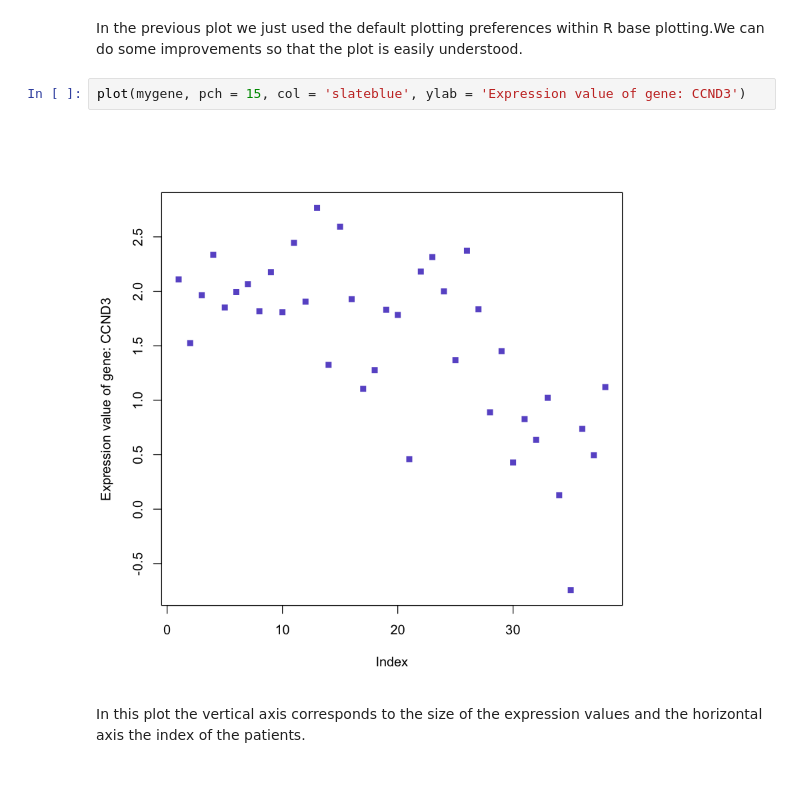
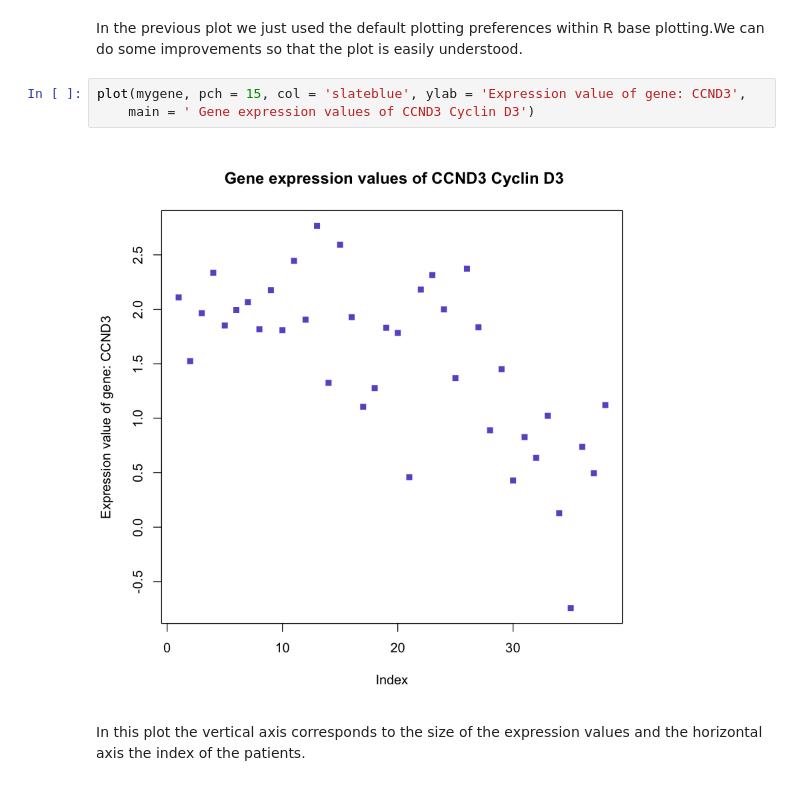
Before and after one commit to trallard/BAD_days, a Jupyter notebook: Day1/Tutorial.ipynb, the cells around one changed output. Drawn from its saved outputs; the diff is of its cells as text.

```diff
--- a/Day1/Tutorial.ipynb
+++ b/Day1/Tutorial.ipynb
@@ -96,9 +176,10 @@ plot(mygene)
 # %% [markdown]
 In the previous plot we just used the default plotting preferences within R base plotting.We can do some improvements so that the plot is easily understood.
 # %%
-plot(mygene, pch = 15, col = 'slateblue', ylab = 'Expression value of gene: CCND3')
+plot(mygene, pch = 15, col = 'slateblue', ylab = 'Expression value of gene: CCND3',
+    main = ' Gene expression values of CCND3 Cyclin D3')
 # %% [output]
-[figure, old version]
+[figure, new version]
 # %% [markdown]
 In this plot the vertical axis corresponds to the size of the expression values and the horizontal axis the index of the patients.
 # %% [markdown]
```
Also changed, not shown: parts of 38 cells of this notebook.
